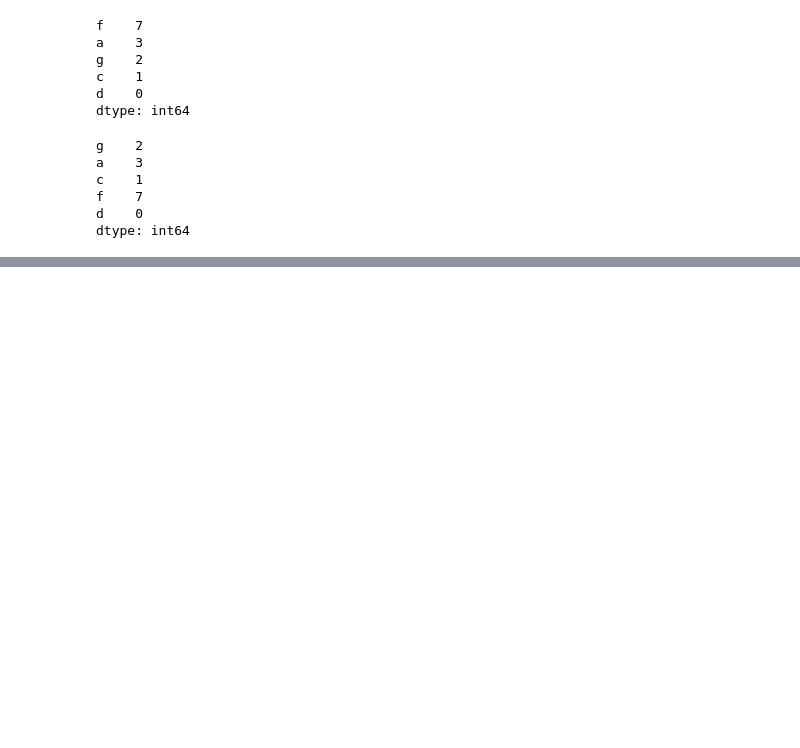
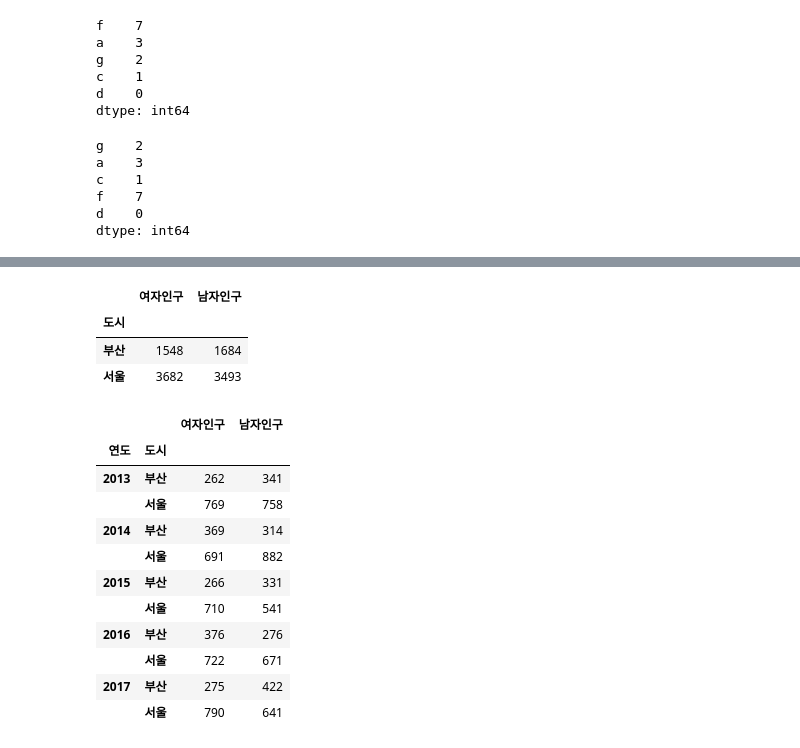
Before and after one commit to jjjjjjji-hun/python-basic, a Jupyter notebook: 팬더스/팬더스_data wrangling.ipynb, the cells around one changed output, grey strips where cells are left out. Cells and saved outputs as stored; diff of their text form; code cells hidden in the pictures; blank space fills up the shorter version.

```diff
--- a/팬더스/팬더스_data wrangling.ipynb
+++ b/팬더스/팬더스_data wrangling.ipynb
@@ -640,0 +1251,26 @@ df1.sort_values(axis=1, by='e', ascending=False)
+# %%
+# 도시별 남여 인구의 총합을 구해주세요.
+data.groupby('도시')[['여자인구', '남자인구']].sum()
+# %% [output]
+|  | 여자인구 | 남자인구 |
+| 도시 |  |  |
+| 부산 | 1548 | 1684 |
+| 서울 | 3682 | 3493 |
+# %%
+# 연도별, 도시별 과 같이 2개이상의 조건을 묶고싶을때는 .groupby([1번그룹, 2번그룹...])
+# 형식으로 묶을수도 있습니다.
+# 연도별, 도시별 남여인구 총합을 출력해주세요.
+data.groupby(['연도', '도시'])[['여자인구', '남자인구']].sum()
+# %% [output]
+|  |  | 여자인구 | 남자인구 |
+| 연도 | 도시 |  |  |
+| 2013 | 부산 | 262 | 341 |
+|  | 서울 | 769 | 758 |
+| 2014 | 부산 | 369 | 314 |
+|  | 서울 | 691 | 882 |
+| 2015 | 부산 | 266 | 331 |
+|  | 서울 | 710 | 541 |
+| 2016 | 부산 | 376 | 276 |
+|  | 서울 | 722 | 671 |
+| 2017 | 부산 | 275 | 422 |
+|  | 서울 | 790 | 641 |
```
Also changed, not shown: parts of 76 cells of this notebook, 1 other file.
